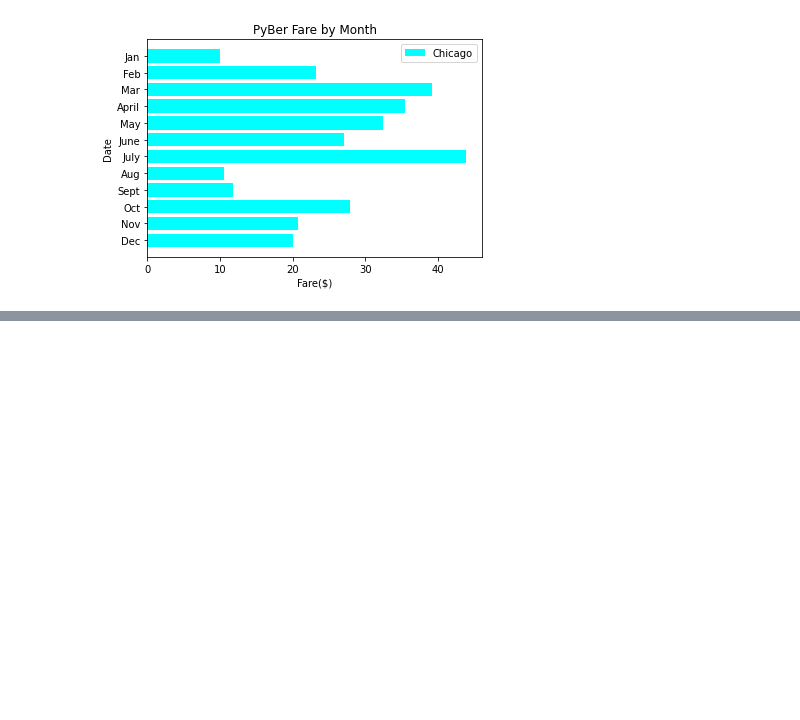
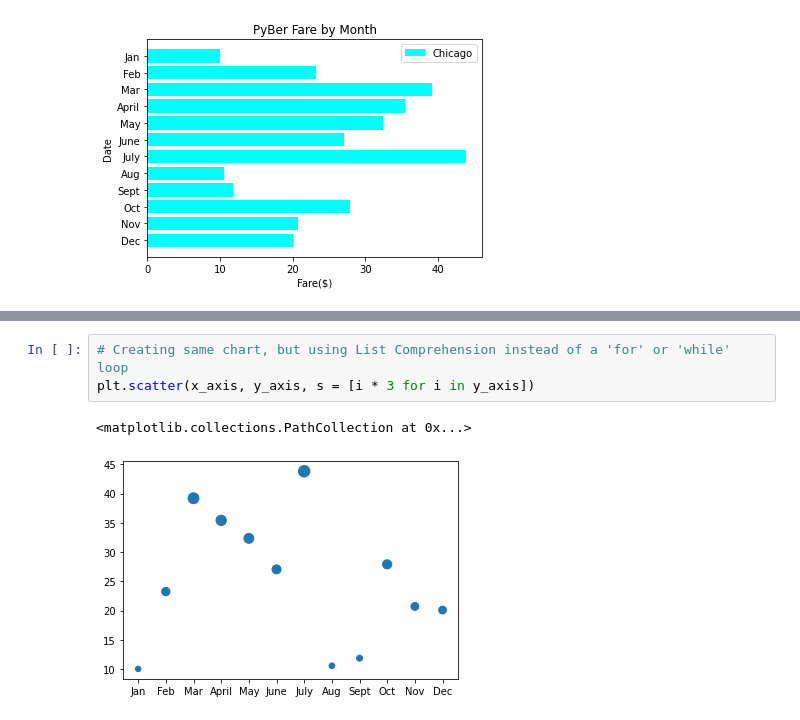
Before and after one commit to stovepipe/PyBer_Analysis, a Jupyter notebook: Matplotlib_Practice.ipynb, the cells around one changed output, grey strips where cells are left out. Saved outputs shown, nothing was run; the diff lists cells and outputs as text; blank space fills up the shorter version.

```diff
--- a/Matplotlib_Practice.ipynb
+++ b/Matplotlib_Practice.ipynb
@@ -152,0 +182,6 @@ ax.invert_yaxis()
+# %%
+# Creating same chart, but using List Comprehension instead of a 'for' or 'while' loop
+plt.scatter(x_axis, y_axis, s = [i * 3 for i in y_axis])
+# %% [output]
+<matplotlib.collections.PathCollection at 0x...>
+[figure, added]
```
Also changed, not shown: parts of 6 cells of this notebook.
